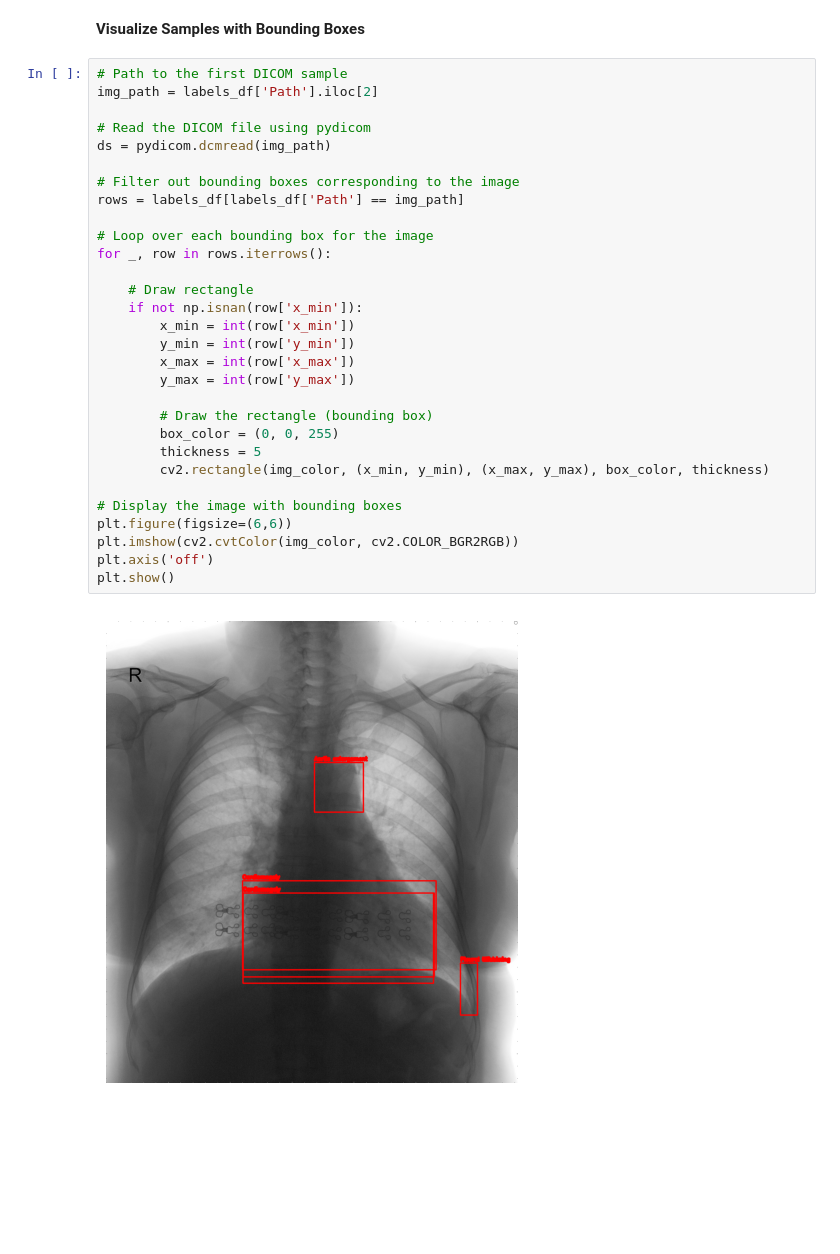
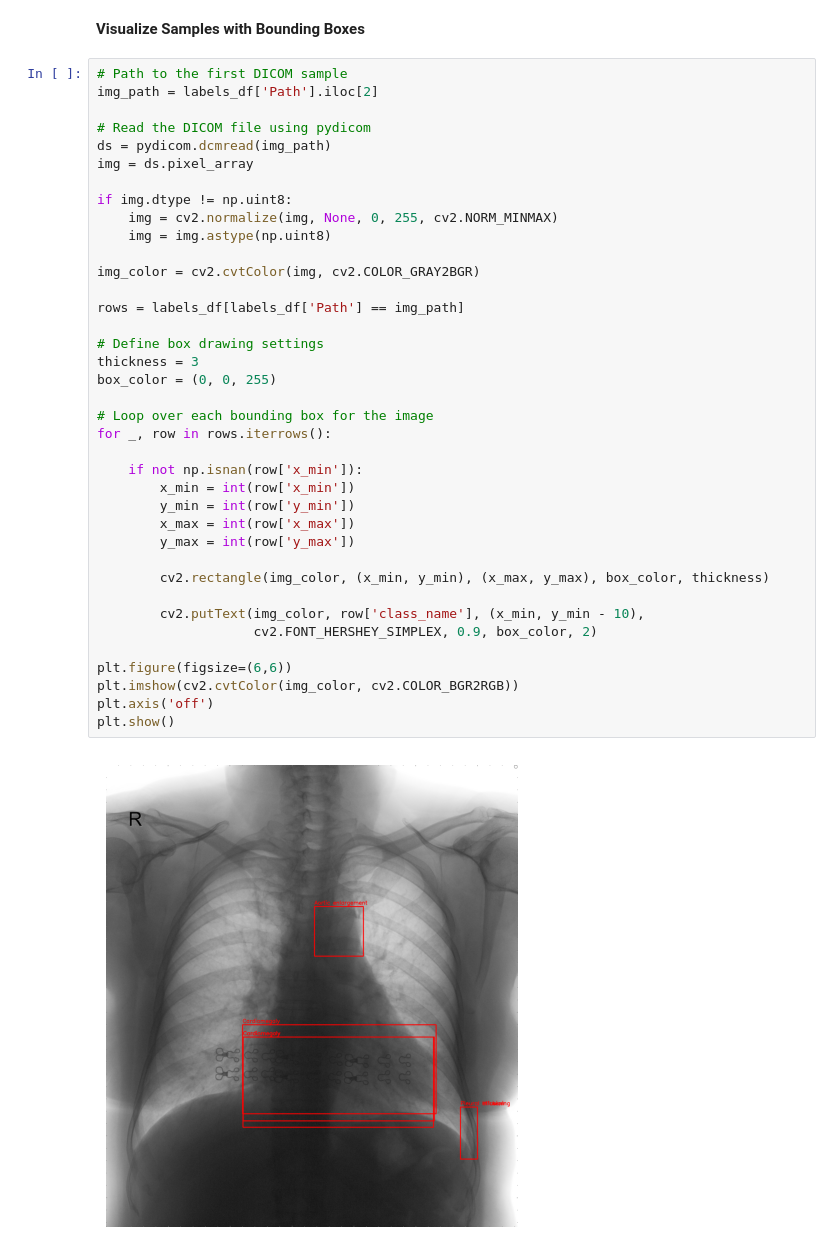
Before and after one commit to bjorneme/master_thesis, a Jupyter notebook: EDA/EDA_VinDr_CXR.ipynb, the cells around one changed output. Saved outputs shown, nothing was run; the diff lists cells and outputs as text; blank space fills up the shorter version.

```diff
--- a/EDA/EDA_VinDr_CXR.ipynb
+++ b/EDA/EDA_VinDr_CXR.ipynb
@@ -138,32 +141,40 @@ plt.show()
 # %%
 # Path to the first DICOM sample
 img_path = labels_df['Path'].iloc[2]
 
 # Read the DICOM file using pydicom
 ds = pydicom.dcmread(img_path)
+img = ds.pixel_array
 
-# Filter out bounding boxes corresponding to the image
+if img.dtype != np.uint8:
+    img = cv2.normalize(img, None, 0, 255, cv2.NORM_MINMAX)
+    img = img.astype(np.uint8)
+
+img_color = cv2.cvtColor(img, cv2.COLOR_GRAY2BGR)
+
 rows = labels_df[labels_df['Path'] == img_path]
+
+# Define box drawing settings
+thickness = 3
+box_color = (0, 0, 255)
 
 # Loop over each bounding box for the image
 for _, row in rows.iterrows():
 
-    # Draw rectangle
     if not np.isnan(row['x_min']):
         x_min = int(row['x_min'])
         y_min = int(row['y_min'])
         x_max = int(row['x_max'])
         y_max = int(row['y_max'])
 
-        # Draw the rectangle (bounding box)
-        box_color = (0, 0, 255)
-        thickness = 5
         cv2.rectangle(img_color, (x_min, y_min), (x_max, y_max), box_color, thickness)
 
-# Display the image with bounding boxes
+        cv2.putText(img_color, row['class_name'], (x_min, y_min - 10),
+                    cv2.FONT_HERSHEY_SIMPLEX, 0.9, box_color, 2)
+
 plt.figure(figsize=(6,6))
 plt.imshow(cv2.cvtColor(img_color, cv2.COLOR_BGR2RGB))
 plt.axis('off')
 plt.show()
 # %% [output]
-[figure, old version]
+[figure, new version]
```
Also changed, not shown: parts of 3 cells of this notebook.
